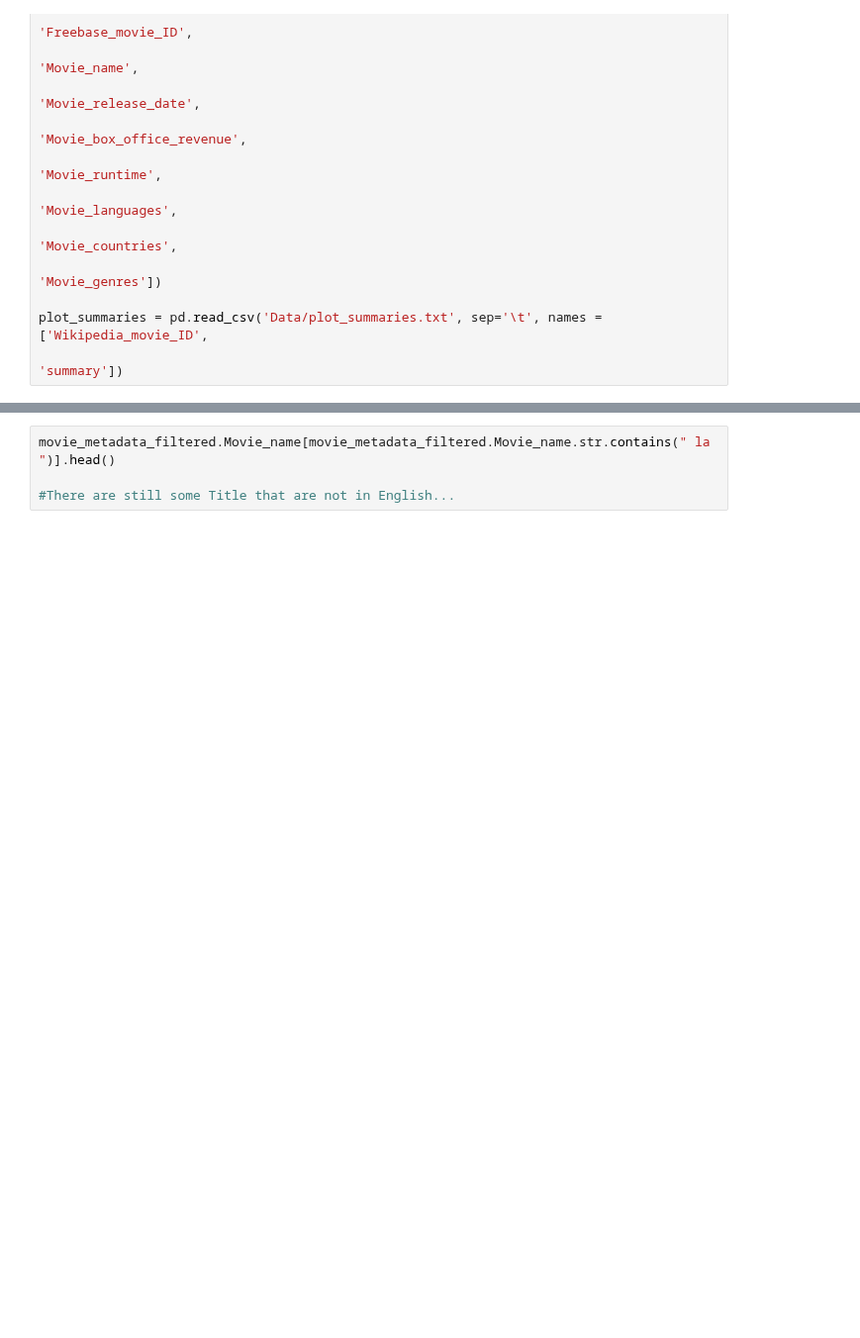
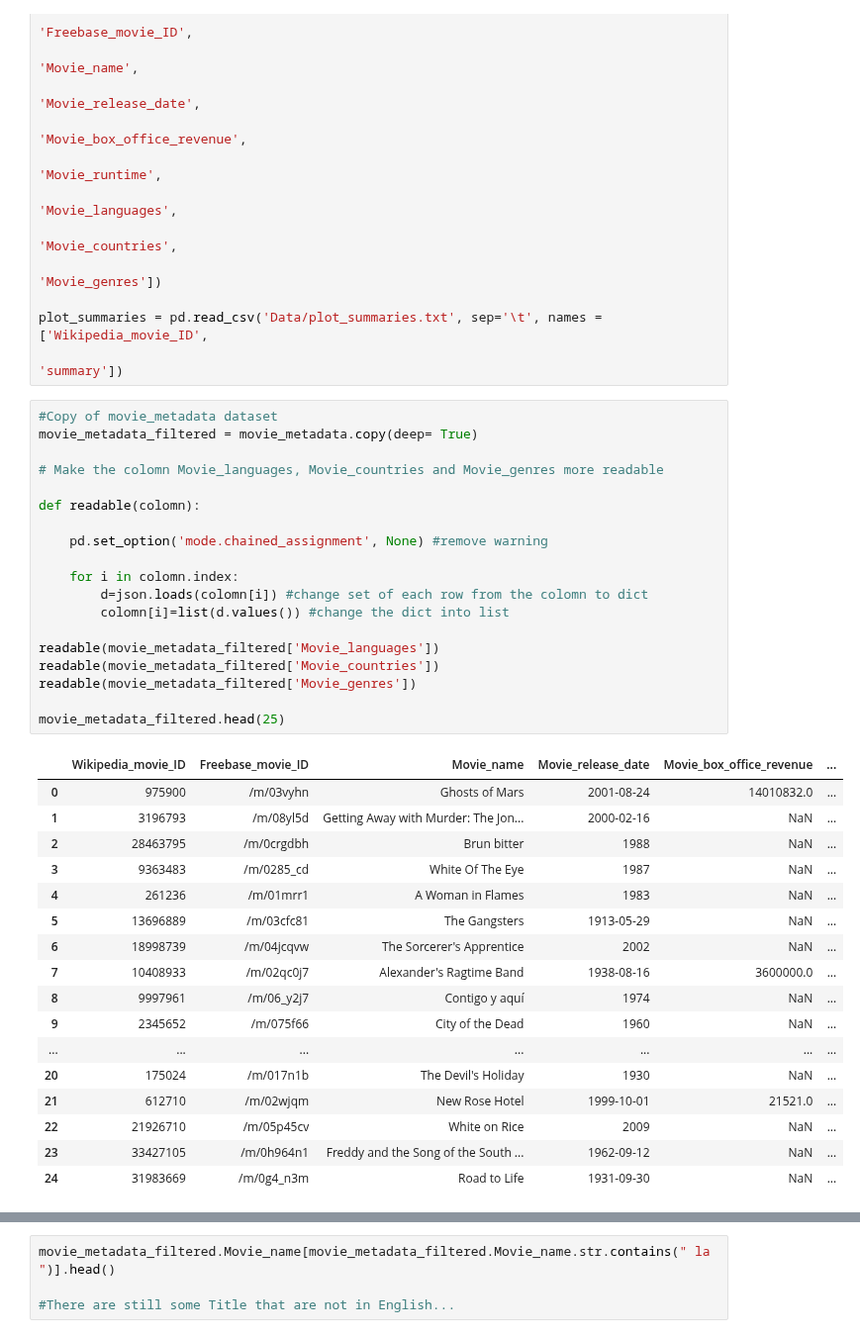
Before and after one commit to epfl-ada/ada-2023-project-randada, a Jupyter notebook: Data cleaning.ipynb, the cells around one changed output, grey strips where cells are left out. Shown at 99% size. Saved outputs shown, nothing was run; the diff lists cells and outputs as text; blank space fills up the shorter version.

```diff
--- a/Data cleaning.ipynb
+++ b/Data cleaning.ipynb
@@ -37,4 +37,41 @@ movie_metadata = pd.read_csv('Data/movie.metadata.tsv', sep='\t', names = ['Wiki
 
 plot_summaries = pd.read_csv('Data/plot_summaries.txt', sep='\t', names = ['Wikipedia_movie_ID',
                                                                               'summary'])
+# %%
+#Copy of movie_metadata dataset
+movie_metadata_filtered = movie_metadata.copy(deep= True)
+
+# Make the colomn Movie_languages, Movie_countries and Movie_genres more readable
+
+def readable(colomn):
+
+    pd.set_option('mode.chained_assignment', None) #remove warning
+
+    for i in colomn.index:
+        d=json.loads(colomn[i]) #change set of each row from the colomn to dict
+        colomn[i]=list(d.values()) #change the dict into list
+
+readable(movie_metadata_filtered['Movie_languages'])
+readable(movie_metadata_filtered['Movie_countries'])
+readable(movie_metadata_filtered['Movie_genres'])
+
+movie_metadata_filtered.head(25)
+# %% [output]
+|  | Wikipedia_movie_ID | Freebase_movie_ID | Movie_name | Movie_release_date | Movie_box_office_revenue | ... |
+| 0 | 975900 | /m/03vyhn | Ghosts of Mars | 2001-08-24 | 14010832.0 | ... |
+| 1 | 3196793 | /m/08yl5d | Getting Away with Murder: The Jon... | 2000-02-16 | NaN | ... |
+| 2 | 28463795 | /m/0crgdbh | Brun bitter | 1988 | NaN | ... |
+| 3 | 9363483 | /m/0285_cd | White Of The Eye | 1987 | NaN | ... |
+| 4 | 261236 | /m/01mrr1 | A Woman in Flames | 1983 | NaN | ... |
+| 5 | 13696889 | /m/03cfc81 | The Gangsters | 1913-05-29 | NaN | ... |
+| 6 | 18998739 | /m/04jcqvw | The Sorcerer's Apprentice | 2002 | NaN | ... |
+| 7 | 10408933 | /m/02qc0j7 | Alexander's Ragtime Band | 1938-08-16 | 3600000.0 | ... |
+| 8 | 9997961 | /m/06_y2j7 | Contigo y aquí | 1974 | NaN | ... |
+| 9 | 2345652 | /m/075f66 | City of the Dead | 1960 | NaN | ... |
+| ... | ... | ... | ... | ... | ... | ... |
+| 20 | 175024 | /m/017n1b | The Devil's Holiday | 1930 | NaN | ... |
+| 21 | 612710 | /m/02wjqm | New Rose Hotel | 1999-10-01 | 21521.0 | ... |
+| 22 | 21926710 | /m/05p45cv | White on Rice | 2009 | NaN | ... |
+| 23 | 33427105 | /m/0h964n1 | Freddy and the Song of the South ... | 1962-09-12 | NaN | ... |
+| 24 | 31983669 | /m/0g4_n3m | Road to Life | 1931-09-30 | NaN | ... |
 # %%
```
Also changed, not shown: parts of 3 cells of this notebook.
